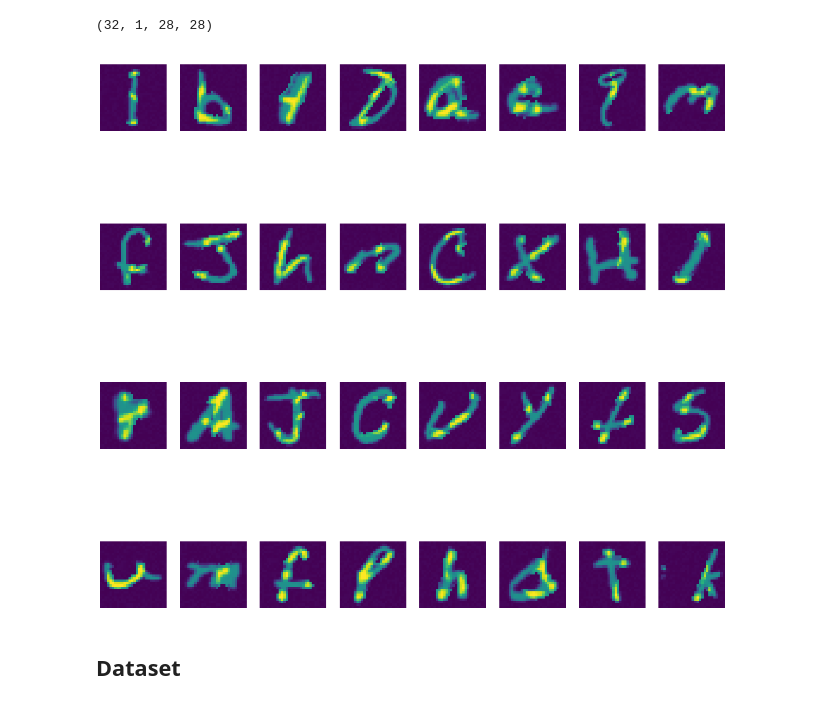
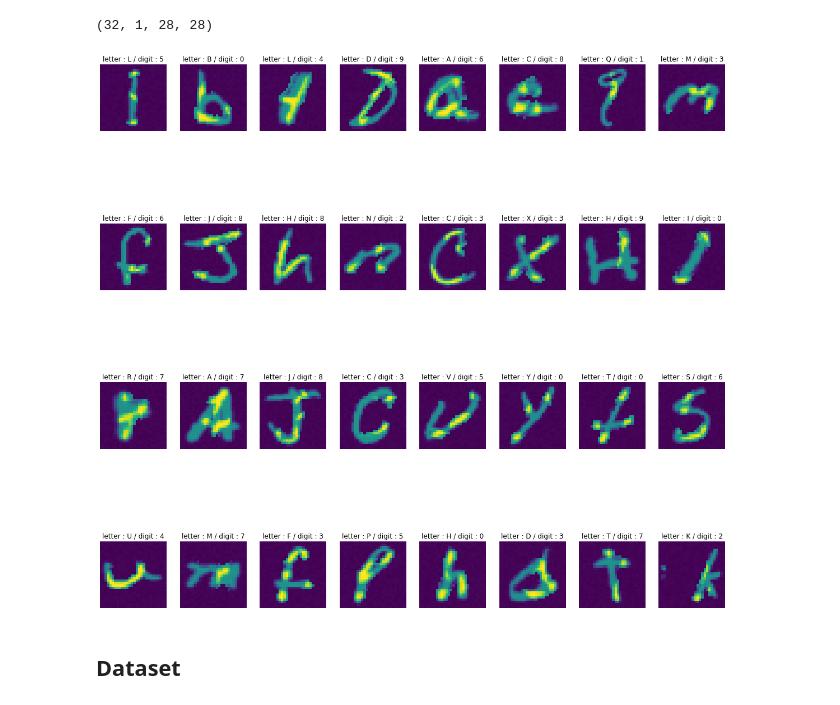
Before and after one commit to JaeHeee/DACON_seub, a Jupyter notebook: dacon_test.ipynb, the cells around one changed output. Saved outputs shown, nothing was run; the diff lists cells and outputs as text; code cells hidden in the pictures.

```diff
--- a/dacon_test.ipynb
+++ b/dacon_test.ipynb
@@ -81,12 +81,11 @@ y_digit = train['digit'].values
 y_letter = train['letter'].values
 # %%
 plt.figure(figsize=(20,20))
-
 for idx, (image, digit, letter) in enumerate(zip(X_temp[:32], y_digit[:32] ,y_letter[:32])):
     plt.subplot(4,8,idx+1)
     plt.imshow(image[0])
     title = 'letter : {} / digit : {}'.format(letter, digit)
-    plt.title(title, fontdict={'color':'white'})
+    plt.title(title, fontdict={'color':'black'})
     plt.axis('off')
 # %% [output]
-[figure, old version]
+[figure, new version]
```
Also changed, not shown: parts of 35 cells of this notebook.
